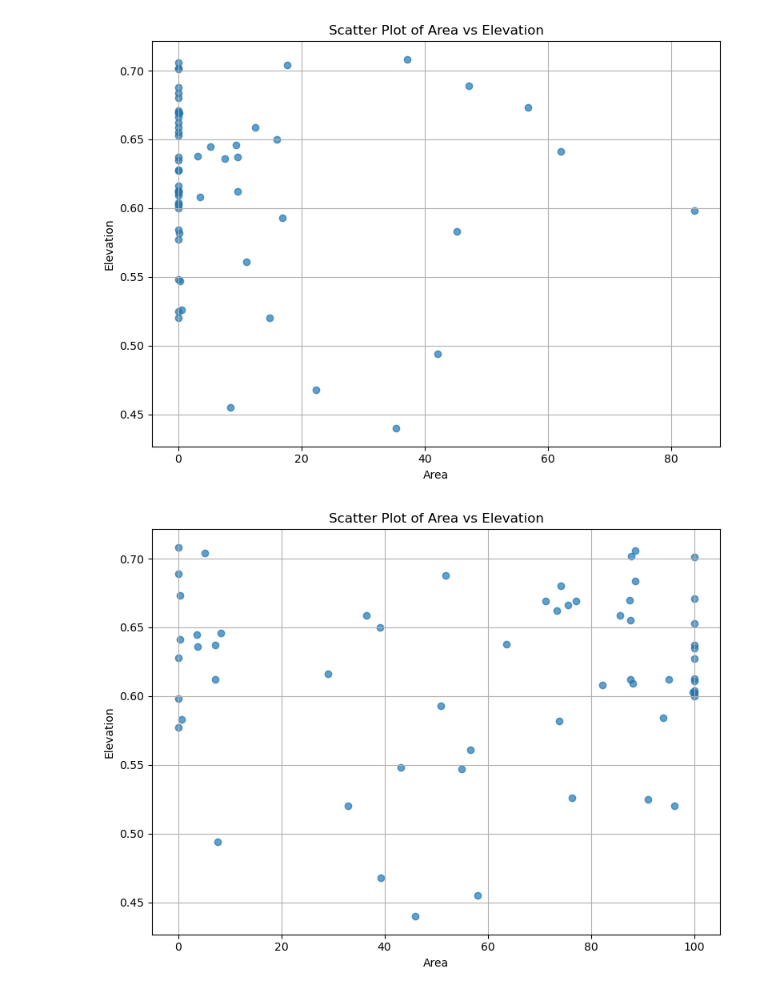
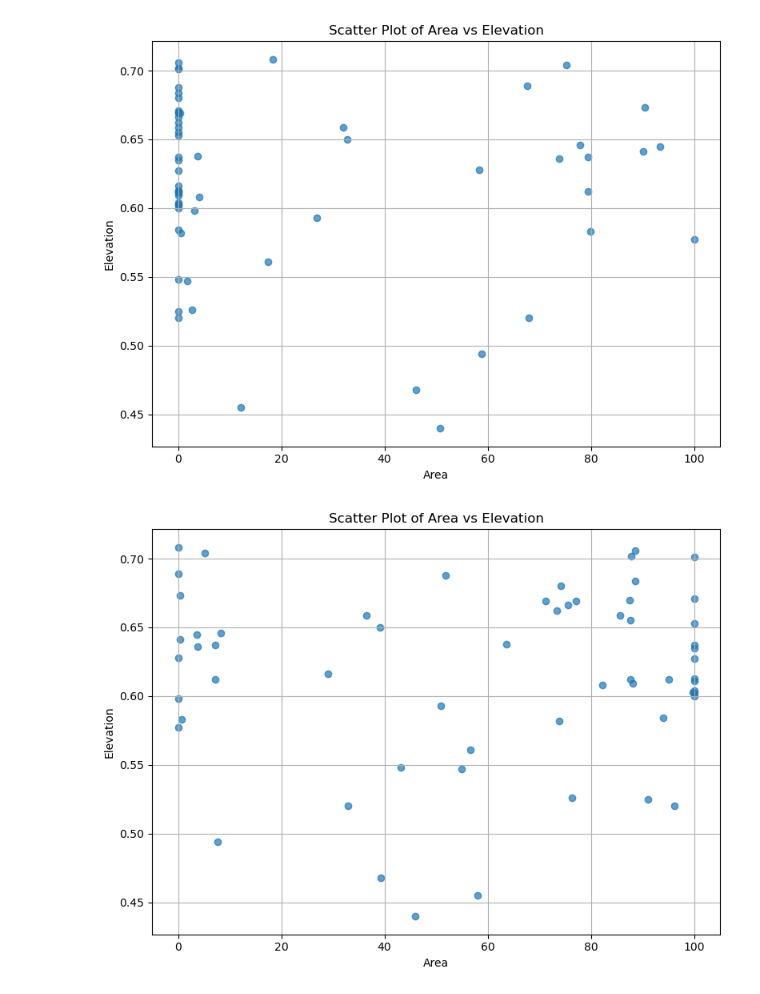
Before and after one commit to thiagovmdon/estreams_superflexpy, a Jupyter notebook: code/vienne_a_modelling_distributed_filtering_gauges.ipynb, the cells around one changed output. Cells and saved outputs as stored; diff of their text form; code cells hidden in the pictures.

```diff
--- a/code/vienne_a_modelling_distributed_filtering_gauges.ipynb
+++ b/code/vienne_a_modelling_distributed_filtering_gauges.ipynb
@@ -193,17 +282,17 @@ Name: baseflow_index, dtype: float64
 # %%
 import matplotlib.pyplot as plt
 
 # Example: Plot 'area' vs 'elevation'
 plt.figure(figsize=(8, 6))
-plt.scatter(estreams_attributes_clipped_filters["perm_high_cont2"], estreams_attributes_clipped_filters["baseflow_index"], alpha=0.7)
+plt.scatter(estreams_attributes_clipped_filters["perm_medium_regi"], estreams_attributes_clipped_filters["baseflow_index"], alpha=0.7)
 plt.xlabel("Area")
 plt.ylabel("Elevation")
 plt.title("Scatter Plot of Area vs Elevation")
 plt.grid(True)
 plt.tight_layout()
 plt.show()
 # %% [output]
-[figure, old version]
+[figure, new version]
 # %%
 import matplotlib.pyplot as plt
 
```
Also changed, not shown: parts of 20 cells of this notebook, 8 other files.
